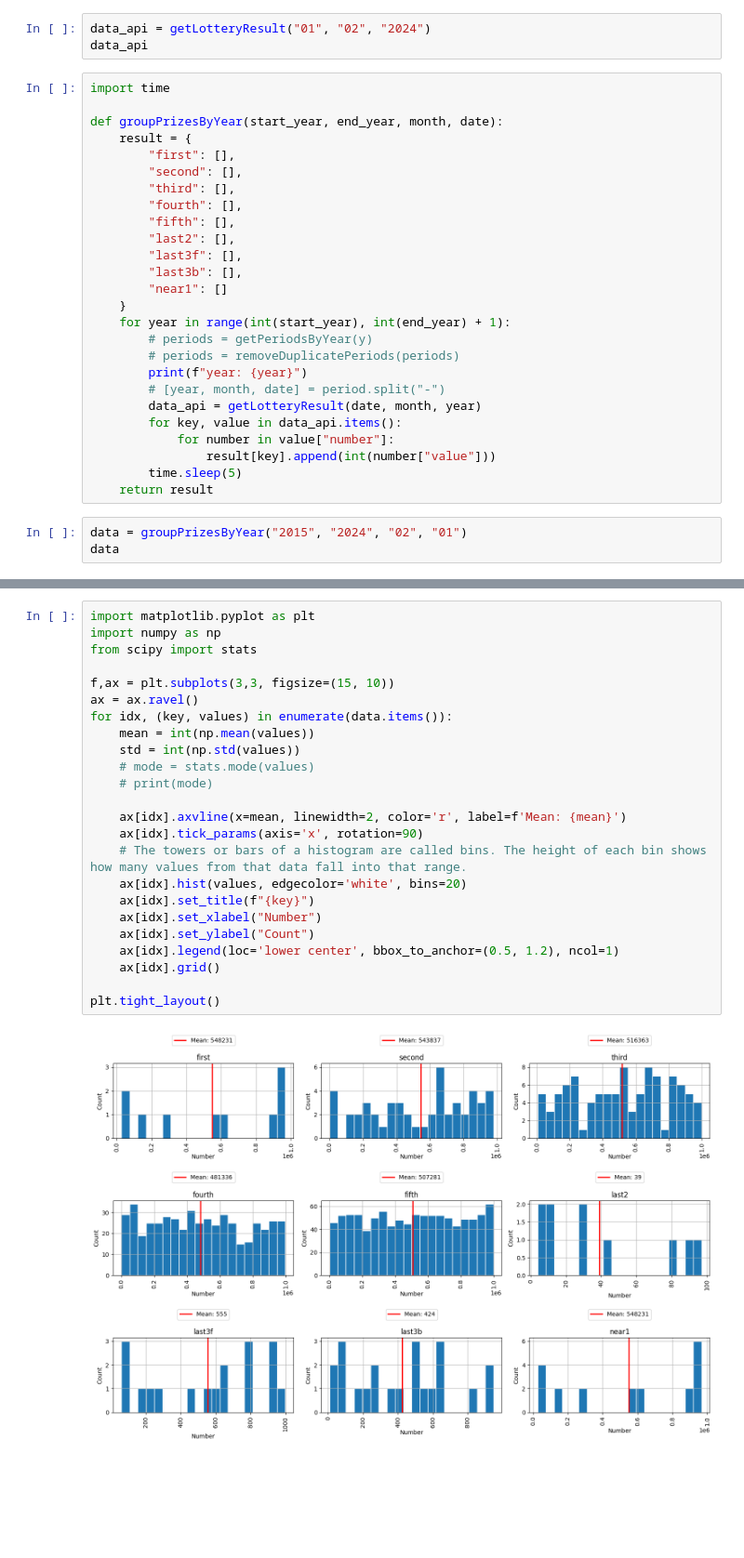
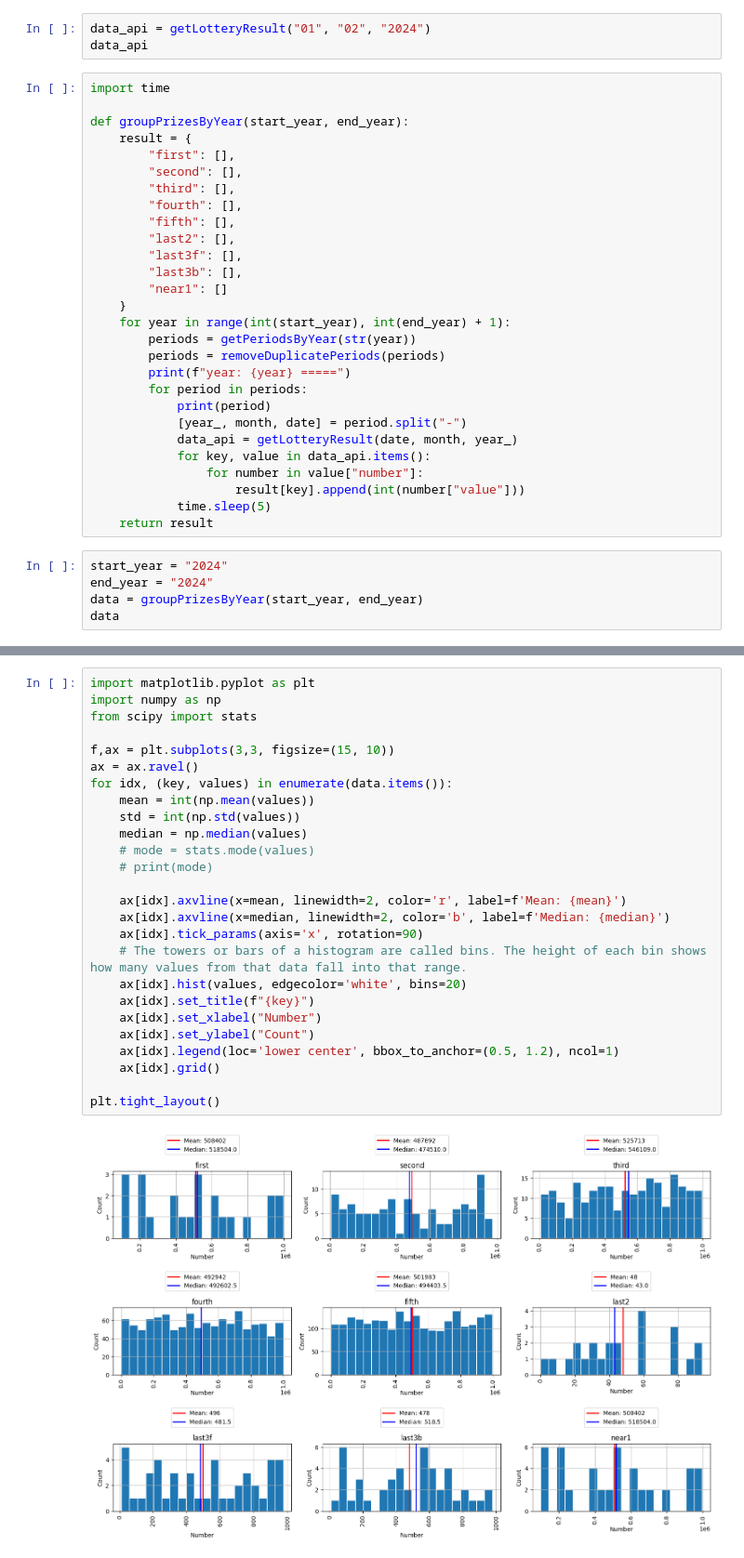
Before and after one commit to AlphaCat41/Thai-Lottery, a Jupyter notebook: Lottery.ipynb, the cells around one changed output, grey strips where cells are left out. Shown at 93% size. Drawn from its saved outputs; the diff is of its cells as text; blank space fills up the shorter version.

```diff
--- a/Lottery.ipynb
+++ b/Lottery.ipynb
@@ -45,7 +45,7 @@ data_api
 # %%
 import time
 
-def groupPrizesByYear(start_year, end_year, month, date):
+def groupPrizesByYear(start_year, end_year):
     result = {
         "first": [],
         "second": [],
@@ -58,16 +58,20 @@ def groupPrizesByYear(start_year, end_year, month, date):
         "near1": []
     }
     for year in range(int(start_year), int(end_year) + 1):
-        # periods = getPeriodsByYear(y)
-        # periods = removeDuplicatePeriods(periods)
-        print(f"year: {year}")
-        # [year, month, date] = period.split("-")
-        data_api = getLotteryResult(date, month, year)
-        for key, value in data_api.items():
-            for number in value["number"]:
-                result[key].append(int(number["value"]))
-        time.sleep(5)
+        periods = getPeriodsByYear(str(year))
+        periods = removeDuplicatePeriods(periods)
+        print(f"year: {year} =====")
+        for period in periods:
+            print(period)
+            [year_, month, date] = period.split("-")
+            data_api = getLotteryResult(date, month, year_)
+            for key, value in data_api.items():
+                for number in value["number"]:
+                    result[key].append(int(number["value"]))
+            time.sleep(5)
     return result
 # %%
-data = groupPrizesByYear("2015", "2024", "02", "01")
+start_year = "2024"
+end_year = "2024"
+data = groupPrizesByYear(start_year, end_year)
 data
@@ -74,26 +113,28 @@ data
 # %%
 import matplotlib.pyplot as plt
 import numpy as np
 from scipy import stats
 
 f,ax = plt.subplots(3,3, figsize=(15, 10))
 ax = ax.ravel()
 for idx, (key, values) in enumerate(data.items()):
     mean = int(np.mean(values))
     std = int(np.std(values))
+    median = np.median(values)
     # mode = stats.mode(values)
     # print(mode)
 
     ax[idx].axvline(x=mean, linewidth=2, color='r', label=f'Mean: {mean}')
+    ax[idx].axvline(x=median, linewidth=2, color='b', label=f'Median: {median}')
     ax[idx].tick_params(axis='x', rotation=90)
     # The towers or bars of a histogram are called bins. The height of each bin shows how many values from that data fall into that range.
     ax[idx].hist(values, edgecolor='white', bins=20)
     ax[idx].set_title(f"{key}")
     ax[idx].set_xlabel("Number")
     ax[idx].set_ylabel("Count")
     ax[idx].legend(loc='lower center', bbox_to_anchor=(0.5, 1.2), ncol=1)
     ax[idx].grid()
 
 plt.tight_layout()
 # %% [output]
-[figure, old version]
+[figure, new version]
```
Also changed, not shown: parts of 1 cell of this notebook.
